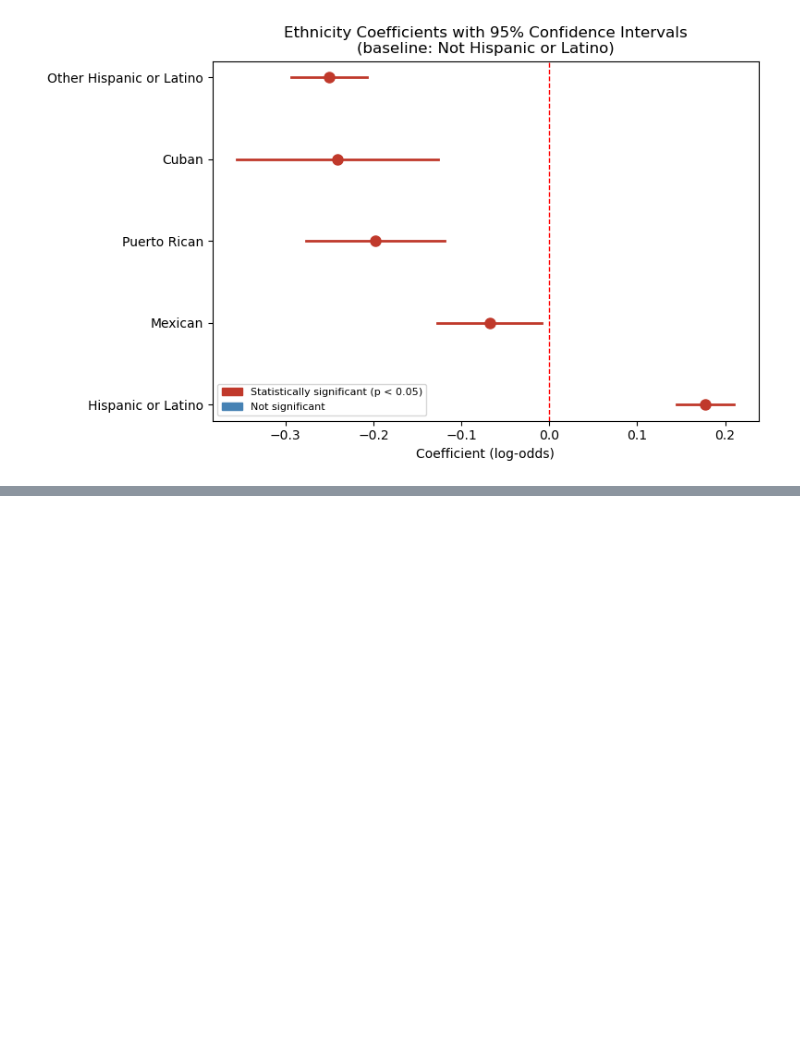
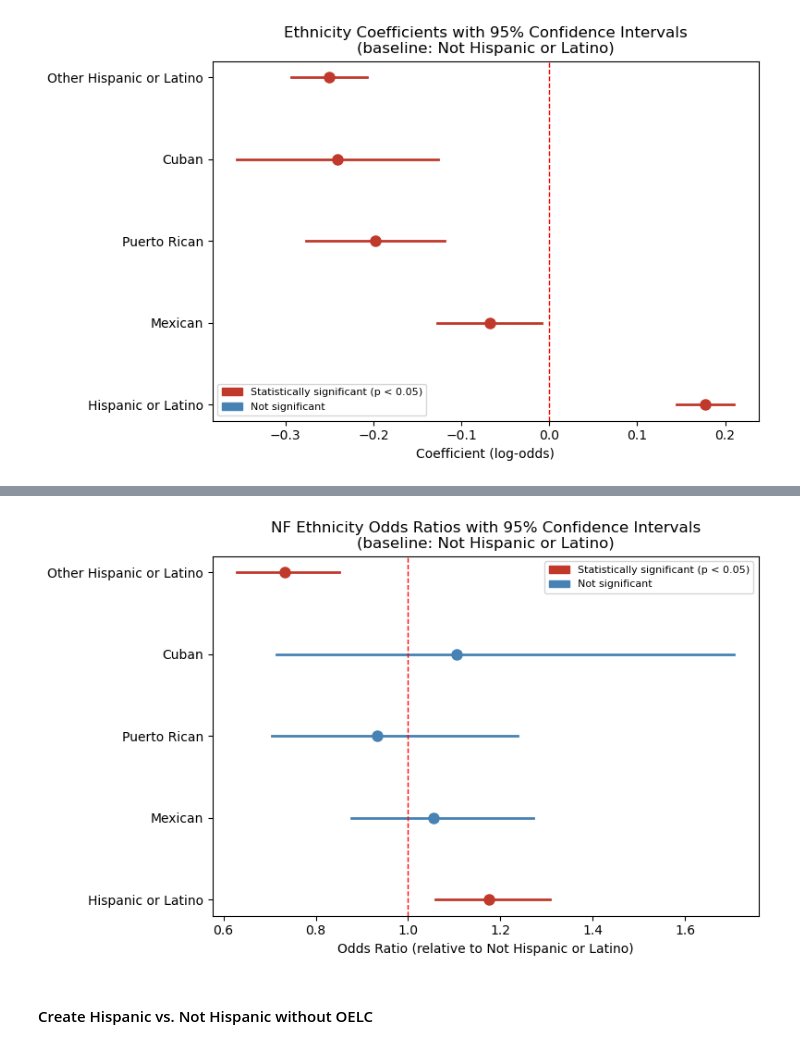
Before and after one commit to catdgomez/redlined_by_algorithm, a Jupyter notebook: notebooks/logistic_regression_models.ipynb, the cells around one changed output, grey strips where cells are left out. Saved outputs shown, nothing was run; the diff lists cells and outputs as text; code cells hidden in the pictures; blank space fills up the shorter version.

```diff
--- a/notebooks/logistic_regression_models.ipynb
+++ b/notebooks/logistic_regression_models.ipynb
@@ -118,0 +178,32 @@ plt.show()
+# %%
+fig, ax = plt.subplots(figsize=(8, 5))
+
+# Convert to odds ratios
+coefs_or = np.exp(coefs)
+conf_or = np.exp(conf)
+pvalues = res_ae.pvalues[ethnicity_vars]
+
+for i, (var, label) in enumerate(zip(ethnicity_vars, labels)):
+    is_sig = pvalues[var] < 0.05
+    color = "#c0392b" if is_sig else "steelblue"
+    ax.plot([conf_or.loc[var, 0], conf_or.loc[var, 1]], [i, i], color=color, linewidth=2)
+    ax.plot(coefs_or[var], i, 'o', color=color, markersize=8)
+
+# Reference line at 1 instead of 0
+ax.axvline(1, color='red', linestyle='--', linewidth=1, label='No effect (OR=1)')
+ax.set_yticks(range(len(labels)))
+ax.set_yticklabels(labels)
+ax.set_xlabel('Odds Ratio (relative to Not Hispanic or Latino)')
+ax.set_title('NF Ethnicity Odds Ratios with 95% Confidence Intervals\n(baseline: Not Hispanic or Latino)')
+
+sig_patch = mpatches.Patch(color="#c0392b",   label="Statistically significant (p < 0.05)")
+eth_patch = mpatches.Patch(color="steelblue", label="Not significant")
+ax.legend(handles=[sig_patch, eth_patch], fontsize=8, loc="upper right")
+
+plt.tight_layout()
+plt.savefig('../images/NF_App_Ethnicity_odds_ratios_w_95perct_conf_int_baseline_not_hispanic_oelc.png', bbox_inches='tight')
+plt.show()
+# %% [output]
+[figure, added]
+# %% [markdown]
+#### Create Hispanic vs. Not Hispanic without OELC
```
Also changed, not shown: parts of 38 cells of this notebook.
